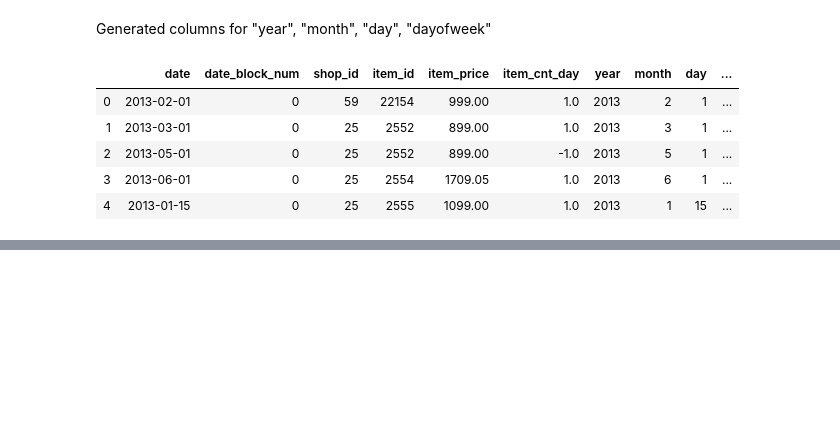
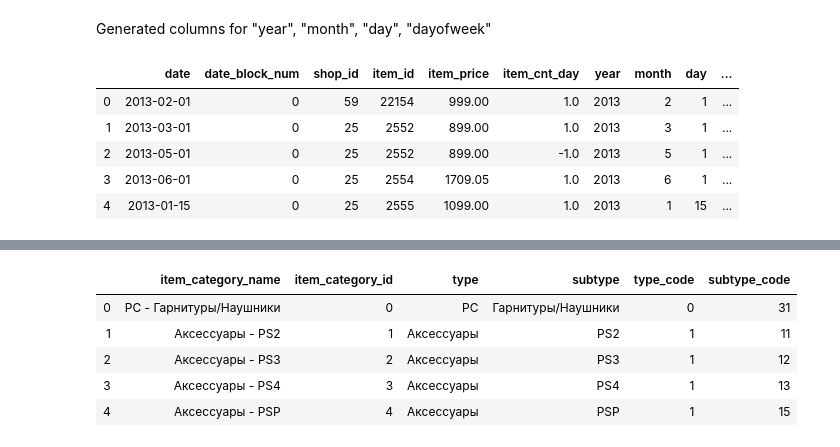
Before and after one commit to ShinsakuOkazaki/pred-future-sales, a Jupyter notebook: notebooks/EDA.ipynb, the cells around one changed output, grey strips where cells are left out. Cells and saved outputs as stored; diff of their text form; code cells hidden in the pictures; blank space fills up the shorter version.

```diff
--- a/notebooks/EDA.ipynb
+++ b/notebooks/EDA.ipynb
@@ -140,0 +200,15 @@ sales_train_file.groupby(['date_block_num', 'shop_id', 'item_id'])['item_price',
+# %%
+split_temp = item_categories['item_category_name'].str.split(' - ')
+item_categories['type'] = split_temp.map(lambda x: x[0])
+item_categories['subtype'] = split_temp.map(lambda x: x[1] if len(x) > 1 else x[0])
+item_categories['type_code'] = LabelEncoder().fit_transform(item_categories['type'])
+item_categories['subtype_code'] = LabelEncoder().fit_transform(item_categories['subtype'])
+# %%
+item_categories.head()
+# %% [output]
+|  | item_category_name | item_category_id | type | subtype | type_code | subtype_code |
+| 0 | PC - Гарнитуры/Наушники | 0 | PC | Гарнитуры/Наушники | 0 | 31 |
+| 1 | Аксессуары - PS2 | 1 | Аксессуары | PS2 | 1 | 11 |
+| 2 | Аксессуары - PS3 | 2 | Аксессуары | PS3 | 1 | 12 |
+| 3 | Аксессуары - PS4 | 3 | Аксессуары | PS4 | 1 | 13 |
+| 4 | Аксессуары - PSP | 4 | Аксессуары | PSP | 1 | 15 |
```
Also changed, not shown: parts of 33 cells of this notebook, 1 other file.
